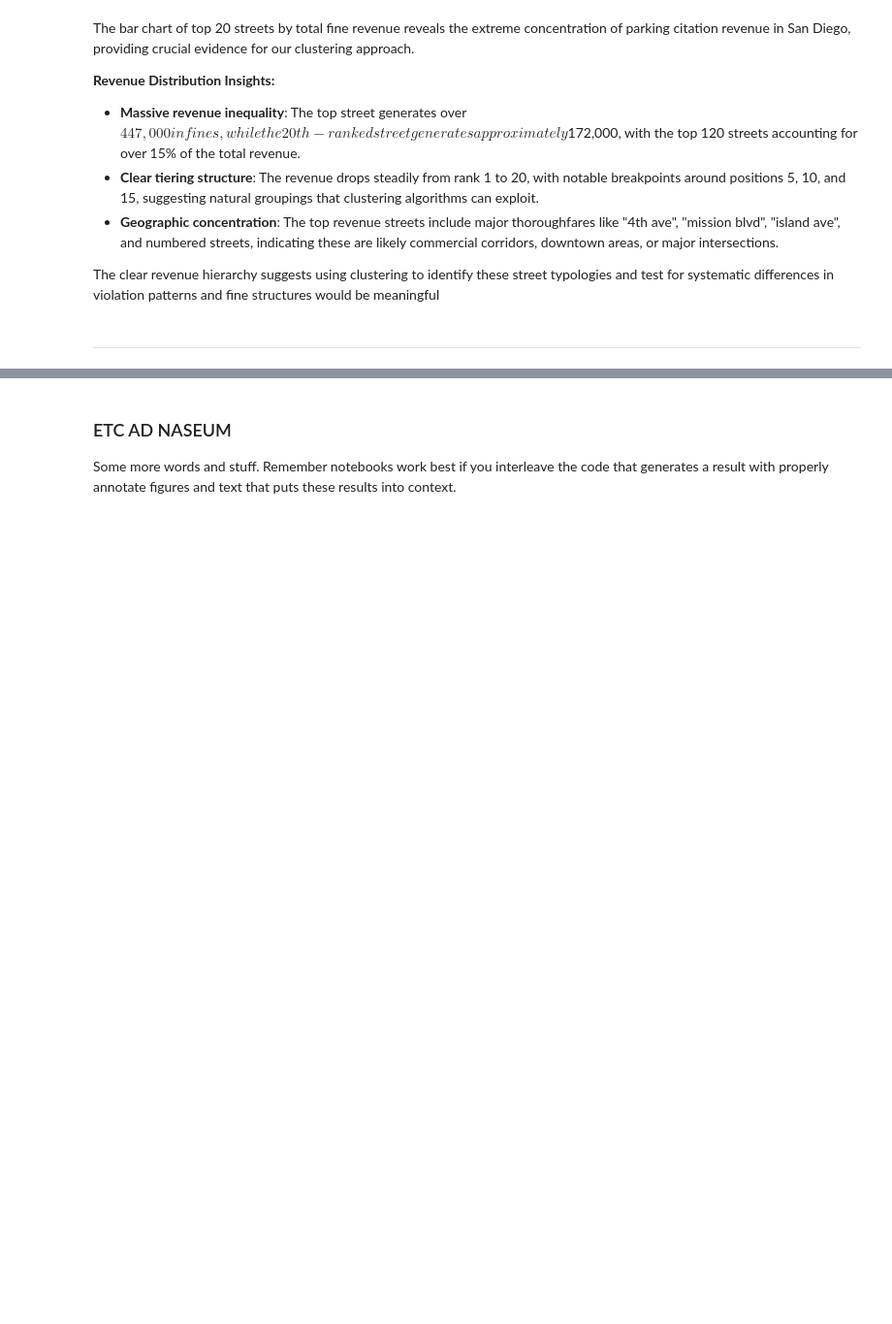
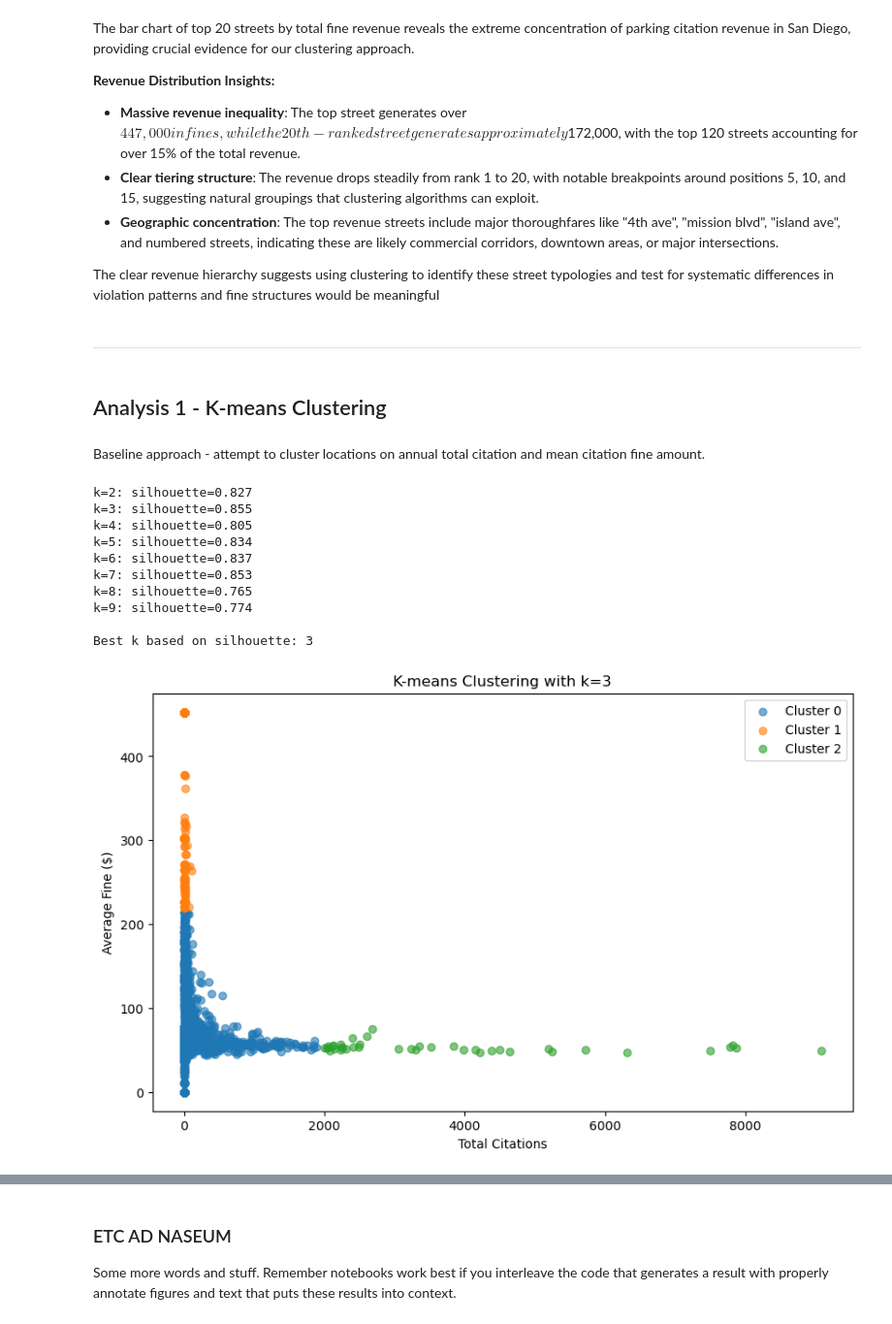
Before and after one commit to tobyzhan/Parking-Citation-Project, a Jupyter notebook: 03-FinalProject.ipynb, the cells around one changed output, grey strips where cells are left out. Shown at 97% size. Saved outputs shown, nothing was run; the diff lists cells and outputs as text; code cells hidden in the pictures; blank space fills up the shorter version.

Commit message:
added baseline cluster

```diff
--- a/03-FinalProject.ipynb
+++ b/03-FinalProject.ipynb
@@ -601,3 +601,69 @@ The bar chart of top 20 streets by total fine revenue reveals the extreme concen
 The clear revenue hierarchy suggests using clustering to identify these street typologies and test for systematic differences in violation patterns and fine structures would be meaningful
 # %% [markdown]
 ---
+# %% [markdown]
+## Analysis 1 - K-means Clustering
+# %% [markdown]
+Baseline approach - attempt to cluster locations on annual total citation and mean citation fine amount.
+# %%
+from sklearn.cluster import KMeans
+from sklearn.preprocessing import StandardScaler
+from sklearn.pipeline import Pipeline
+from sklearn.metrics import silhouette_score
+import matplotlib.pyplot as plt
+
+street_volumes = citations.groupby('location').agg({
+    'citation_id': 'count',
+    'vio_fine': 'mean'
+})
+street_volumes.columns = ['total_cites', 'avg_fine']
+street_volumes = street_volumes.reset_index()
+
+X = street_volumes[['total_cites', 'avg_fine']]
+
+Ks = range(2, 10)
+sil_scores = []
+
+for k in Ks:
+    pipe = Pipeline([
+        ('scaler', StandardScaler()),
+        ('kmeans', KMeans(n_clusters=k, random_state=42))
+    ])
+    labels = pipe.fit_predict(X)
+    sil = silhouette_score(X, labels)
+    sil_scores.append(sil)
+    print(f"k={k}: silhouette={sil:.3f}")
+
+best_k = Ks[sil_scores.index(max(sil_scores))]
+print(f"\nBest k based on silhouette: {best_k}")
+
+
+final_pipe = Pipeline([
+    ('scaler', StandardScaler()),
+    ('kmeans', KMeans(n_clusters=best_k, random_state=42))
+])
+
+street_volumes['cluster'] = final_pipe.fit_predict(X)
+
+plt.figure(figsize=(10, 6))
+for cluster in street_volumes['cluster'].unique():
+    subset = street_volumes[street_volumes['cluster'] == cluster]
+    plt.scatter(subset['total_cites'], subset['avg_fine'], label=f'Cluster {cluster}', alpha=0.6)
+
+plt.xlabel('Total Citations')
+plt.ylabel('Average Fine ($)')
+plt.title(f'K-means Clustering with k={best_k}')
+plt.legend()
+plt.show()
+# %% [output]
+k=2: silhouette=0.827
+k=3: silhouette=0.855
+k=4: silhouette=0.805
+k=5: silhouette=0.834
+k=6: silhouette=0.837
+k=7: silhouette=0.853
+k=8: silhouette=0.765
+k=9: silhouette=0.774
+
+Best k based on silhouette: 3
+[figure, added]
```
Also changed, not shown: parts of 12 cells of this notebook.
